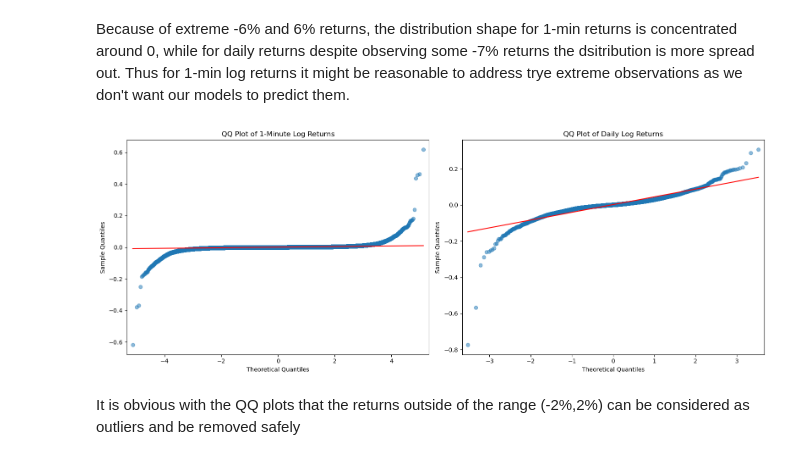
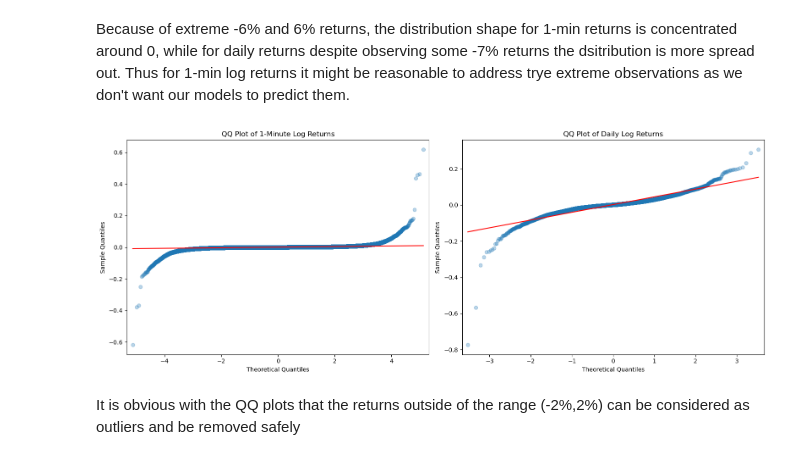
Before and after one commit to anthonymakarewicz/bitcoin-momentum-trading, a Jupyter notebook: main.ipynb, the cells around one changed output. Saved outputs shown, nothing was run; the diff lists cells and outputs as text; code cells hidden in the pictures.

```diff
--- a/main.ipynb
+++ b/main.ipynb
@@ -15,11 +16,11 @@ from statsmodels.graphics.tsaplots import plot_acf
 # %%
-bitcoin = pl.read_csv("btcusd_1-min_data.csv")
+bitcoin_1min = pl.read_csv("btcusd_1-min_data.csv")
 
-bitcoin = bitcoin.with_columns(
+bitcoin_1min = bitcoin_1min.with_columns(
     pl.from_epoch(pl.col("Timestamp"), time_unit="s").alias("Timestamp")
 ).rename({"Timestamp": "Date"})
 
-print(bitcoin)
+print(bitcoin_1min)
 # %% [output]
 shape: (6_729_281, 6)
 ┌─────────────────────┬──────────┬──────────┬──────────┬──────────┬───────────┐
@@ -53,5 +54,5 @@ shape: (1, 6)
 # %%
-bitcoin = bitcoin.filter(
+bitcoin_1min = bitcoin_1min.filter(
     pl.col("Date").is_not_null()
 )
 # %% [markdown]
@@ -144,27 +278,27 @@ Here we cna see that large large drops in prices are often associated with spike
 # %%
 # Compute 1-min Log returns
 bitcoin = bitcoin.with_columns(
-    (pl.col("Close") / pl.col("Close").shift(1)).log().alias("Log returns")
+    (pl.col("Close") / pl.col("Close").shift(1)).log().alias("log_returns")
 ).filter(
-    pl.col("Log returns").is_not_null()
+    pl.col("log_returns").is_not_null()
 )
 
 # Compute Daily Log returns
 log_returns_daily = bitcoin.group_by(
     pl.col("Date").dt.date()
 ).agg([
-    pl.col("Log returns").sum()
+    pl.col("log_returns").sum()
 ]).sort("Date")
 
 # Compute descriptive statistics
-desc_1min = bitcoin.select("Log returns").describe()
-desc_daily = log_returns_daily.select("Log returns").describe()
+desc_1min = bitcoin.select("log_returns").describe()
+desc_daily = log_returns_daily.select("log_returns").describe()
 
 combined_desc = pl.concat(
     [
         desc_1min.select("statistic"),
-        desc_1min.select("Log returns").rename({"Log returns": "1-min Log Returns"}),
-        desc_daily.select("Log returns").rename({"Log returns": "Daily Log Returns"})
+        desc_1min.select("log_returns").rename({"log_returns": "1-min Log Returns"}),
+        desc_daily.select("log_returns").rename({"log_returns": "Daily Log Returns"})
     ],
     how="horizontal"
 )
@@ -231,27 +382,24 @@ plt.show()
 # %% [markdown]
 Because of extreme -6% and 6% returns, the distribution shape for 1-min returns is concentrated around 0, while for daily returns despite observing some -7% returns the dsitribution is more spread out. Thus for 1-min log returns it might be reasonable to address trye extreme observations as we don't want our models to predict them.
 # %%
-from statsmodels.graphics.gofplots import qqplot
-import matplotlib.pyplot as plt
-
 fig, axes = plt.subplots(1, 2, figsize=(16, 6))
 
 # QQ Plot 1-Minute Log Returns
-qqplot(bitcoin.select("Log returns").to_series(), line="s", ax=axes[0], alpha=0.5)
+qqplot(bitcoin.select("log_returns").to_series(), line="s", ax=axes[0], alpha=0.3)
 axes[0].set_title("QQ Plot of 1-Minute Log Returns")
 axes[0].set_xlabel("Theoretical Quantiles")
 axes[0].set_ylabel("Sample Quantiles")
 
 # QQ Plot Daily Log Returns
-qqplot(log_returns_daily.select("Log returns").to_series(), line="s", ax=axes[1], alpha=0.5)
+qqplot(log_returns_daily.select("log_returns").to_series(), line="s", ax=axes[1], alpha=0.3)
 axes[1].set_title("QQ Plot of Daily Log Returns")
 axes[1].set_xlabel("Theoretical Quantiles")
 axes[1].set_ylabel("Sample Quantiles")
 
 fig.tight_layout()
 plt.show()
 # %% [output]
-[figure, old version]
+[figure, new version]
 # %% [markdown]
 It is obvious with the QQ plots that the returns outside of the range (-2%,2%) can be considered as outliers and be removed safely
 # %%
```
Also changed, not shown: parts of 24 cells of this notebook.
